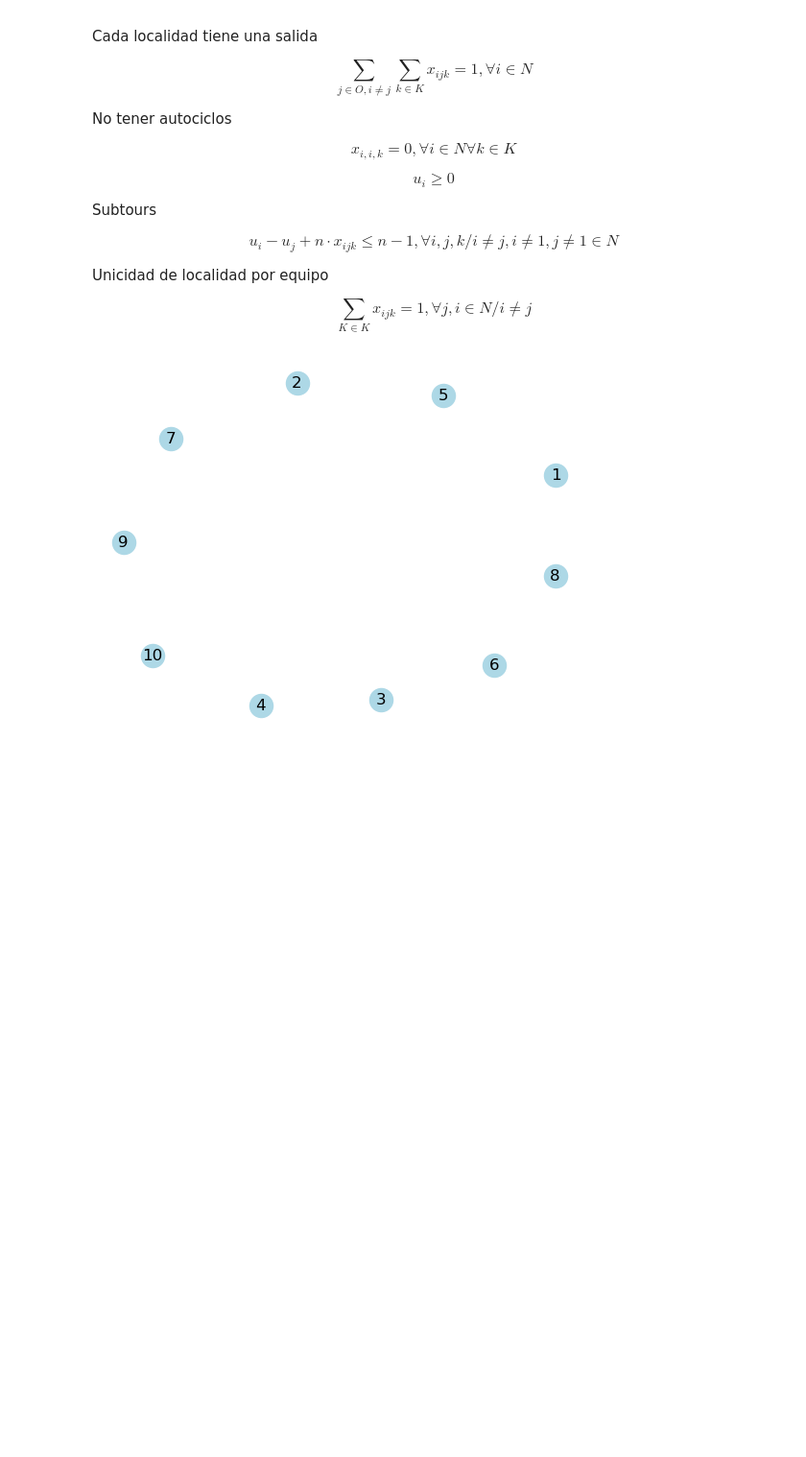
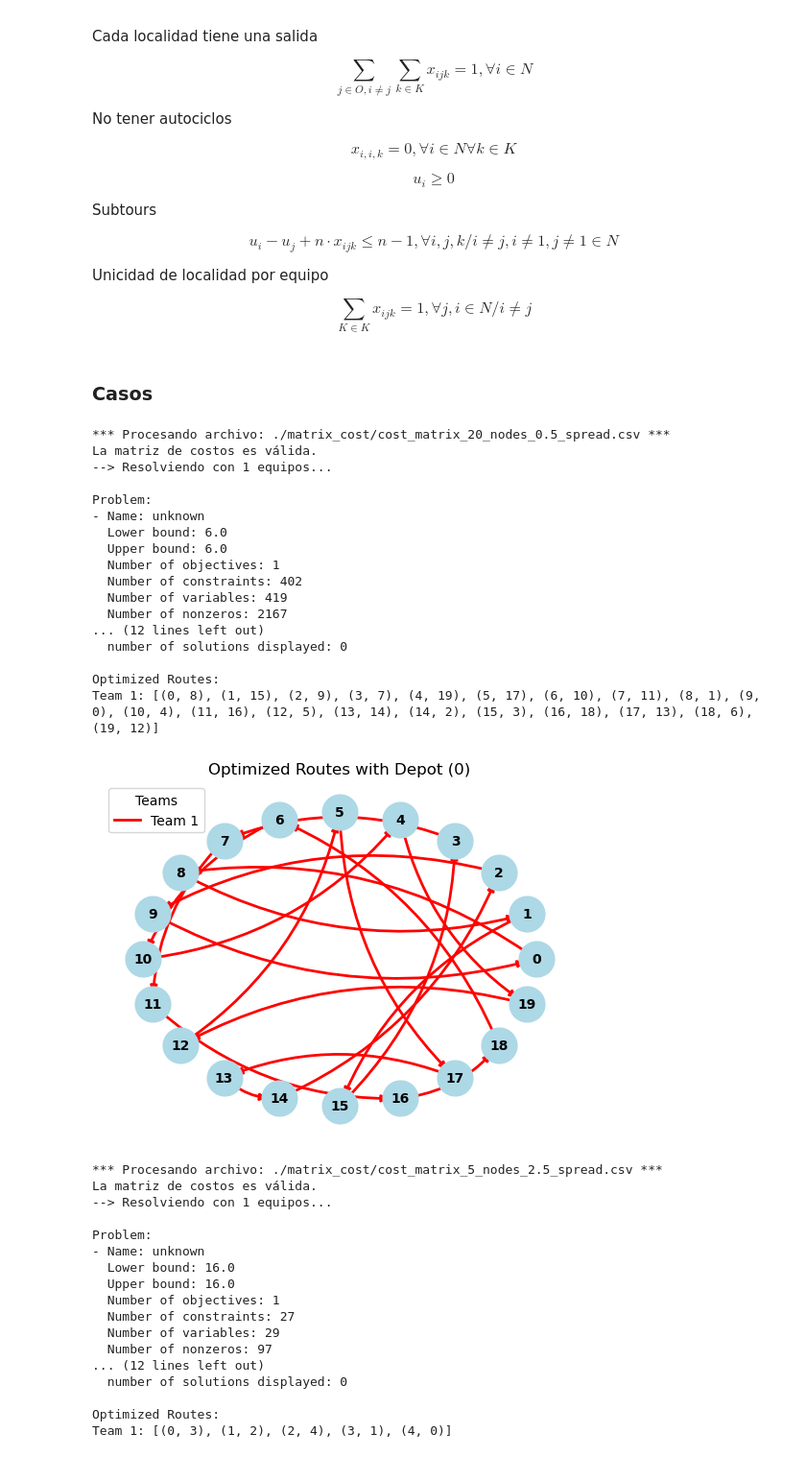
Before and after one commit to SamuelHernandez5/MOS-Actividades, a Jupyter notebook: Labs/Lab2/punto5.ipynb, the cells around one changed output. Shown at 96% size. Cells and saved outputs as stored; diff of their text form; code cells hidden in the pictures; blank space fills up the shorter version.

```diff
--- a/Labs/Lab2/punto5.ipynb
+++ b/Labs/Lab2/punto5.ipynb
@@ -351,5 +411,62 @@ r = solver.solve(tsp_m.model)
-# %%
-# Mostrar la salida
-tsp_m.print_output()
-# %% [output]
-[figure, removed]
+# %% [markdown]
+### Casos
+# %%
+import glob
+import os
+
+def run_multi_tsp(folder_path, teams_list):
+    csv_files = glob.glob(os.path.join(folder_path, "*.csv"))
+
+    for csv_file in csv_files:
+        print(f"\n*** Procesando archivo: {csv_file} ***")
+        cost_matrix = read_cost_matrix_csv(csv_file)
+        if validate_cost_matrix(cost_matrix):
+            print("La matriz de costos es válida.")
+        else:
+            print("La matriz de costos no es válida.")
+
+        for teams in teams_list:
+            print(f"--> Resolviendo con {teams} equipos...")
+            tsp = Optimization2(cost_matrix, teams)
+            tsp.model()
+            tsp.solve_model()
+            tsp.print_output()
+
+if __name__ == "__main__":
+    run_multi_tsp("./matrix_cost", [1])
+# %% [output]
+*** Procesando archivo: ./matrix_cost/cost_matrix_20_nodes_0.5_spread.csv ***
+La matriz de costos es válida.
+--> Resolviendo con 1 equipos...
+
+Problem:
+- Name: unknown
+  Lower bound: 6.0
+  Upper bound: 6.0
+  Number of objectives: 1
+  Number of constraints: 402
+  Number of variables: 419
+  Number of nonzeros: 2167
+... (12 lines left out)
+  number of solutions displayed: 0
+
+Optimized Routes:
+Team 1: [(0, 8), (1, 15), (2, 9), (3, 7), (4, 19), (5, 17), (6, 10), (7, 11), (8, 1), (9, 0), (10, 4), (11, 16), (12, 5), (13, 14), (14, 2), (15, 3), (16, 18), (17, 13), (18, 6), (19, 12)]
+[figure, added]
+*** Procesando archivo: ./matrix_cost/cost_matrix_5_nodes_2.5_spread.csv ***
+La matriz de costos es válida.
+--> Resolviendo con 1 equipos...
+
+Problem:
+- Name: unknown
+  Lower bound: 16.0
+  Upper bound: 16.0
+  Number of objectives: 1
+  Number of constraints: 27
+  Number of variables: 29
+  Number of nonzeros: 97
+... (12 lines left out)
+  number of solutions displayed: 0
+
+Optimized Routes:
+Team 1: [(0, 3), (1, 2), (2, 4), (3, 1), (4, 0)]
```
Also changed, not shown: parts of 12 cells of this notebook, 2 other files.
